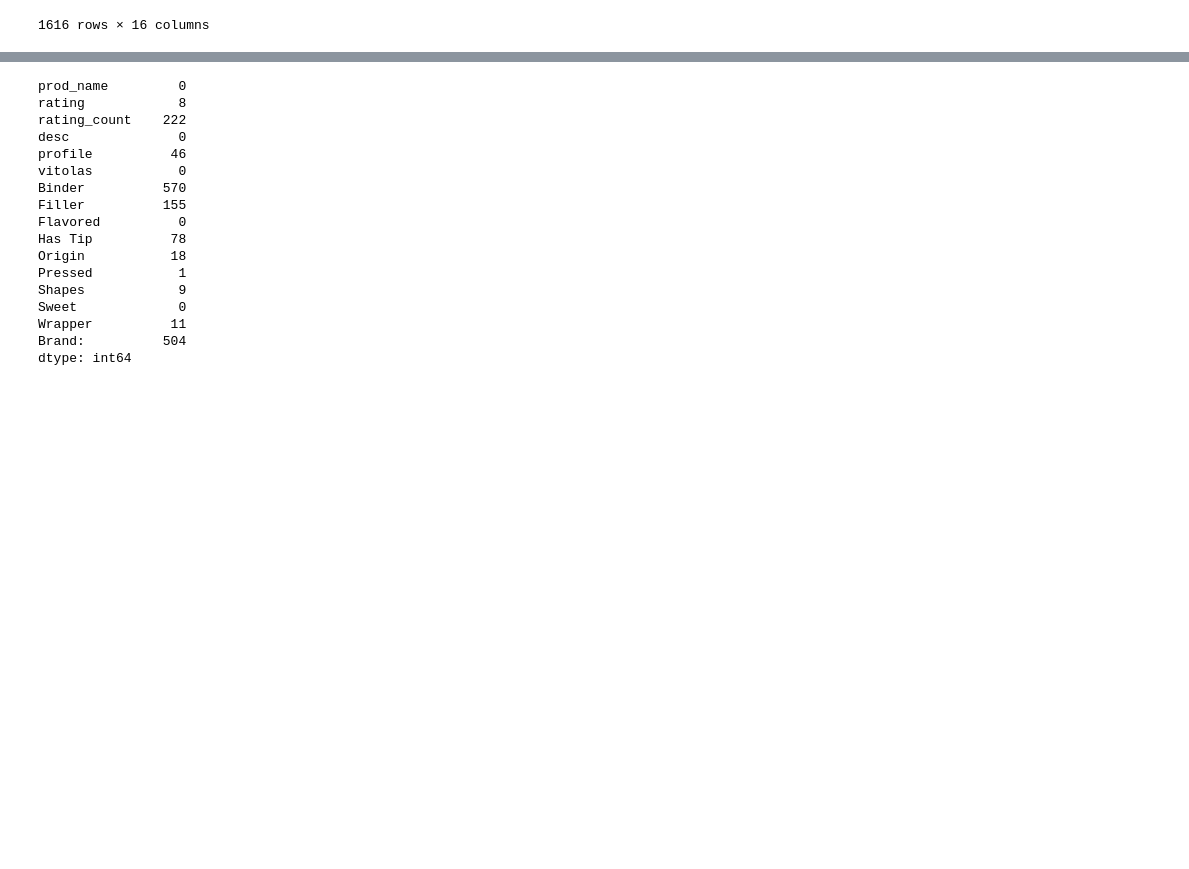
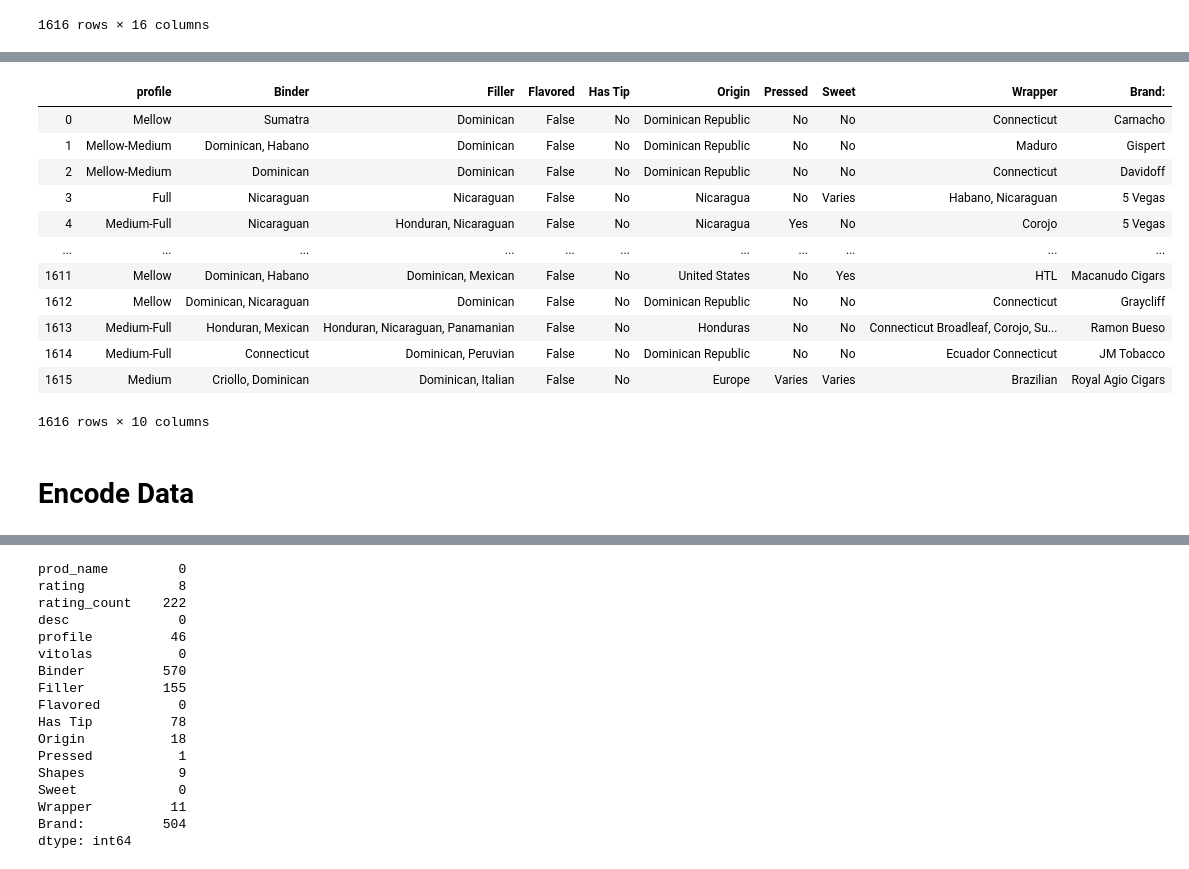
Before and after one commit to SteveRNewman/cigar_recommender, a Jupyter notebook: Working Capstone.ipynb, the cells around one changed output, grey strips where cells are left out. Cells and saved outputs as stored; diff of their text form; code cells hidden in the pictures; blank space fills up the shorter version.

Commit message:
impute

```diff
--- a/Working Capstone.ipynb
+++ b/Working Capstone.ipynb
@@ -81,0 +83,24 @@ memory usage: 202.1+ KB
+# %%
+encoder = OrdinalEncoder()
+imputer = IterativeImputer(ExtraTreesRegressor())
+inv_tran = []
+# create a list of categorical columns to iterate over
+cat_cols = ['profile','Binder','Filler','Flavored','Has Tip','Origin','Pressed','Sweet','Wrapper', 'Brand:']
+
+def encode(data):
+    '''function to encode non-null data and replace it in the original data'''
+    #retains only non-null values
+    nonulls = np.array(data.dropna())
+    #reshapes the data for encoding
+    impute_reshape = nonulls.reshape(-1,1)
+    #encode date
+    impute_ordinal = encoder.fit_transform(impute_reshape)
+    #Encoder Dict
+    inverse_trans = inv_tran.append(encoder.categories_)
+    #Assign back encoded values to non-null values
+    data.loc[data.notnull()] = np.squeeze(impute_ordinal)
+    return data
+
+#create a for loop to iterate through each column in the data
+for columns in cat_cols:
+    encode(df_KNN1[columns])
@@ -81,0 +125,8 @@ memory usage: 202.1+ KB
+# %%
+cat_cols = ['profile','Binder','Filler','Flavored','Has Tip','Origin','Pressed','Sweet','Wrapper', 'Brand:']
+
+categorical_columns = cat_cols
+for i,column in enumerate(categorical_columns):
+    label_list = inv_tran[i][0]
+    df[column] = [label_list[j] for j in df[column]]
+    print(column)
@@ -81,0 +148,16 @@ memory usage: 202.1+ KB
+# %%
+df
+# %% [output]
+|  | profile | Binder | Filler | Flavored | Has Tip | Origin | Pressed | Sweet | Wrapper | Brand: |
+| 0 | Mellow | Sumatra | Dominican | False | No | Dominican Republic | No | No | Connecticut | Camacho |
+| 1 | Mellow-Medium | Dominican, Habano | Dominican | False | No | Dominican Republic | No | No | Maduro | Gispert |
+| 2 | Mellow-Medium | Dominican | Dominican | False | No | Dominican Republic | No | No | Connecticut | Davidoff |
+| 3 | Full | Nicaraguan | Nicaraguan | False | No | Nicaragua | No | Varies | Habano, Nicaraguan | 5 Vegas |
+| 4 | Medium-Full | Nicaraguan | Honduran, Nicaraguan | False | No | Nicaragua | Yes | No | Corojo | 5 Vegas |
+| ... | ... | ... | ... | ... | ... | ... | ... | ... | ... | ... |
+| 1611 | Mellow | Dominican, Habano | Dominican, Mexican | False | No | United States | No | Yes | HTL | Macanudo Cigars |
+| 1612 | Mellow | Dominican, Nicaraguan | Dominican | False | No | Dominican Republic | No | No | Connecticut | Graycliff |
+| 1613 | Medium-Full | Honduran, Mexican | Honduran, Nicaraguan, Panamanian | False | No | Honduras | No | No | Connecticut Broadleaf, Corojo, Su... | Ramon Bueso |
+| 1614 | Medium-Full | Connecticut | Dominican, Peruvian | False | No | Dominican Republic | No | No | Ecuador Connecticut | JM Tobacco |
+| 1615 | Medium | Criollo, Dominican | Dominican, Italian | False | No | Europe | Varies | Varies | Brazilian | Royal Agio Cigars |
+1616 rows × 10 columns
@@ -81,0 +167,2 @@ memory usage: 202.1+ KB
+# %% [markdown]
+# Encode Data
```
Also changed, not shown: parts of 18 cells of this notebook.
